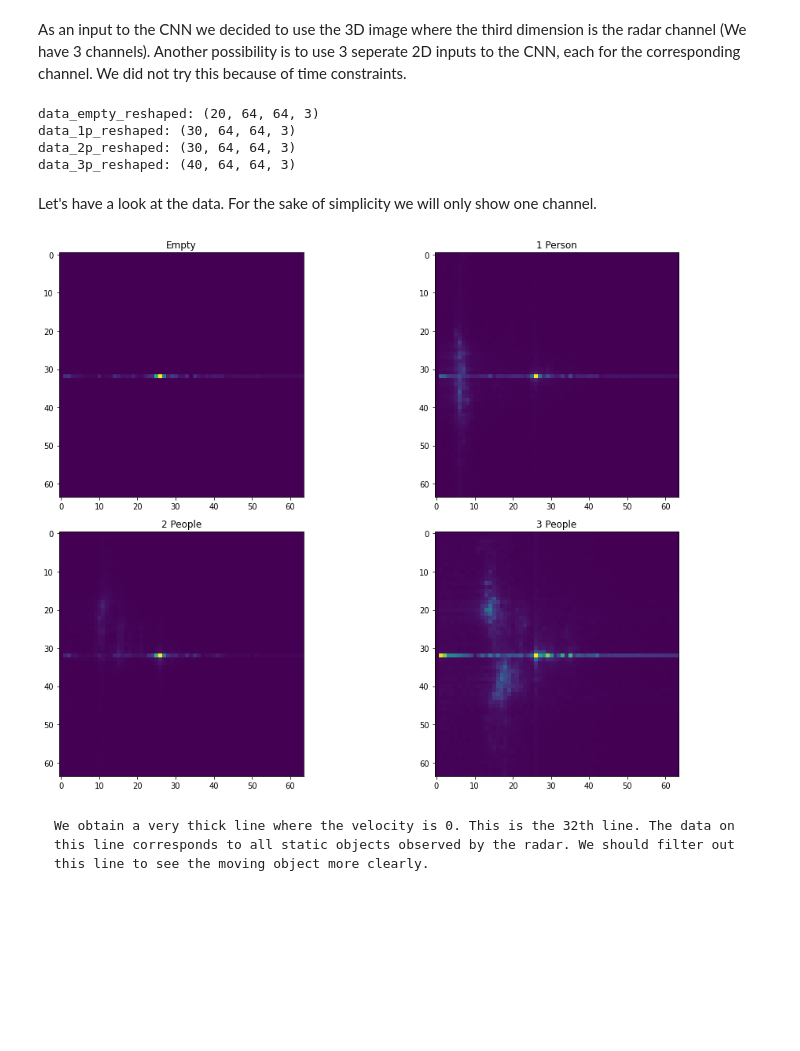
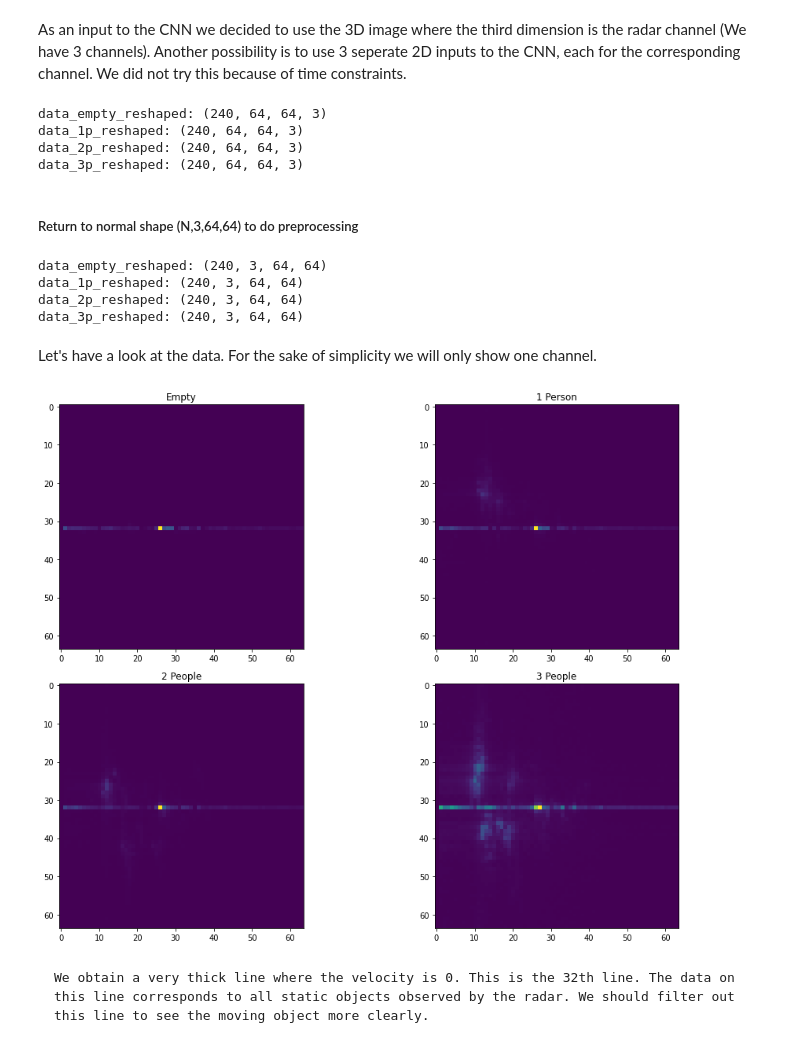
Before and after one commit to ml-lohi/hackathon-milan, a Jupyter notebook: submission/code/data_preprocessing.ipynb, the cells around one changed output. Cells and saved outputs as stored; diff of their text form; code cells hidden in the pictures; blank space fills up the shorter version.

Commit message:
preprocessing

```diff
--- a/submission/code/data_preprocessing.ipynb
+++ b/submission/code/data_preprocessing.ipynb
@@ -9,7 +9,7 @@ from utils.helper import read_data, blur, morphology
 import cv2
 import matplotlib.pyplot as plt
 from tensorflow import keras
-FOLDER = "data/"
+FOLDER = "data/data_big/"
 # %% [markdown]
 #### Read the data
 ##### We decided to take 10 Frames as 1 sample. We think this is a reasonable trade-off between the number of training samples and the number of moving objects included in one sample
@@ -73,27 +73,44 @@ print(f"data_1p_reshaped: {data_1p_reshaped.shape}")
 print(f"data_2p_reshaped: {data_2p_reshaped.shape}")
 print(f"data_3p_reshaped: {data_3p_reshaped.shape}")
 # %% [output]
-data_empty_reshaped: (20, 64, 64, 3)
-data_1p_reshaped: (30, 64, 64, 3)
-data_2p_reshaped: (30, 64, 64, 3)
-data_3p_reshaped: (40, 64, 64, 3)
+data_empty_reshaped: (240, 64, 64, 3)
+data_1p_reshaped: (240, 64, 64, 3)
+data_2p_reshaped: (240, 64, 64, 3)
+data_3p_reshaped: (240, 64, 64, 3)
+# %% [markdown]
+##### Return to normal shape (N,3,64,64) to do preprocessing
+# %%
+data_empty_reshaped = data_empty_samples
+data_1p_reshaped = data_1p_samples
+data_2p_reshaped = data_2p_samples
+data_3p_reshaped = data_3p_samples
+print(f"data_empty_reshaped: {data_empty_reshaped.shape}")
+print(f"data_1p_reshaped: {data_1p_reshaped.shape}")
+print(f"data_2p_reshaped: {data_2p_reshaped.shape}")
+print(f"data_3p_reshaped: {data_3p_reshaped.shape}")
+# %% [output]
+data_empty_reshaped: (240, 3, 64, 64)
+data_1p_reshaped: (240, 3, 64, 64)
+data_2p_reshaped: (240, 3, 64, 64)
+data_3p_reshaped: (240, 3, 64, 64)
 # %% [markdown]
 Let's have a look at the data. For the sake of simplicity we will only show one channel.
 # %%
 fig, axs = plt.subplots(2, 2, figsize=(15, 10))
 random_sample = np.random.randint(0, data_empty_reshaped.shape[0])
-data_arr = [data]
-axs[0, 0].imshow(data_empty_reshaped[random_sample,:, :, 1])
+rando_sample = 155
+axs[0, 0].imshow(data_empty_reshaped[random_sample,1, :, :])
 axs[0,0].set_title("Empty")
-axs[0, 1].imshow(data_1p_reshaped[random_sample,:, :, 1])
+axs[0, 1].imshow(data_1p_reshaped[random_sample,1, :, :])
 axs[0,1].set_title("1 Person")
-axs[1, 0].imshow(data_2p_reshaped[random_sample,:, :, 1])
+axs[1, 0].imshow(data_2p_reshaped[random_sample,1, :, :])
 axs[1,0].set_title("2 People")
-axs[1, 1].imshow(data_3p_reshaped[random_sample,:, :, 1])
+axs[1, 1].imshow(data_3p_reshaped[random_sample,1, :, :])
 axs[1,1].set_title("3 People")
 fig.tight_layout()
+plt.savefig("figs/raw_data.png")
 # %% [output]
-[figure, old version]
+[figure, new version]
 # %% [markdown]
     We obtain a very thick line where the velocity is 0. This is the 32th line. The data on this line corresponds to all static objects observed by the radar. We should filter out this line to see the moving object more clearly.
 # %%
```
Also changed, not shown: parts of 16 cells of this notebook.
